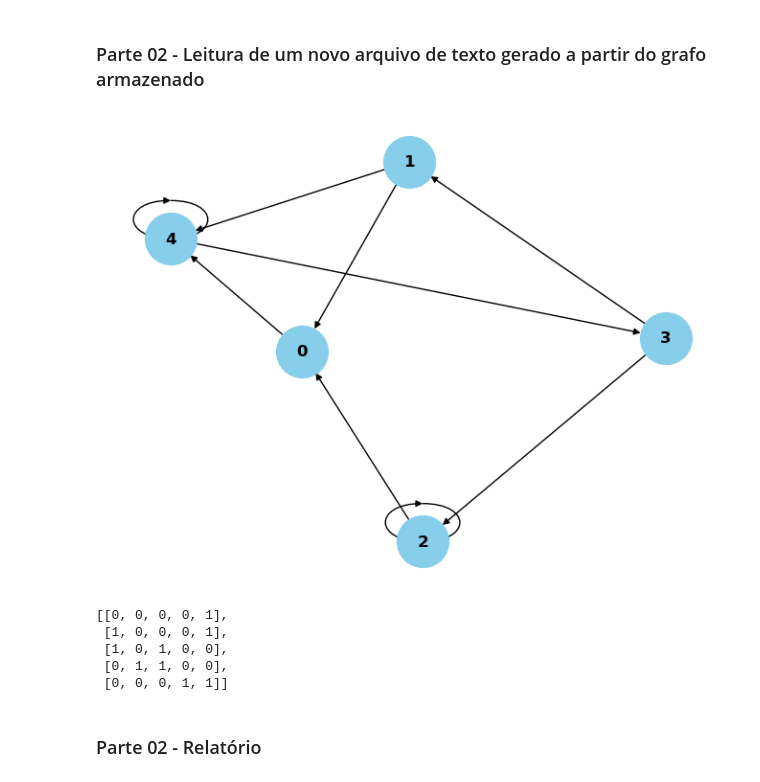
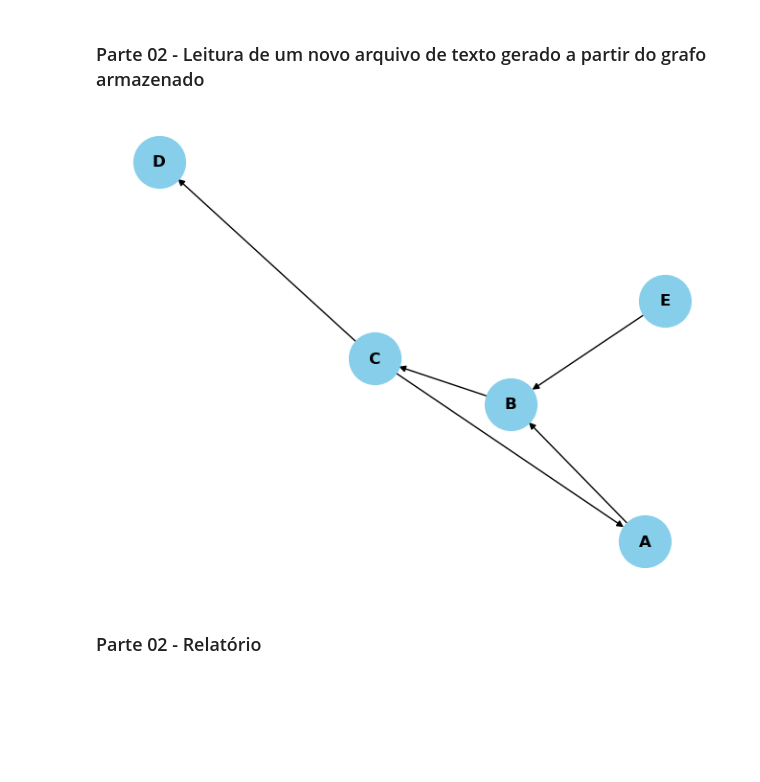
Before and after one commit to Adrielson/Projeto-de-Teoria-dos-Grafos, a Jupyter notebook: projeto_de_teoria_dos_grafos.ipynb, the cells around one changed output. Saved outputs shown, nothing was run; the diff lists cells and outputs as text; code cells hidden in the pictures; blank space fills up the shorter version.

```diff
--- a/projeto_de_teoria_dos_grafos.ipynb
+++ b/projeto_de_teoria_dos_grafos.ipynb
@@ -58,7 +58,7 @@ def matriz_adjacencia(grafo, tipo_grafo):
 
     return matriz
 # %%
-nome_arquivo = "grafoD.txt"
+nome_arquivo = "grafoA.txt"
 grafo, tipo_grafo = ler_grafo_txt(nome_arquivo)
 matriz_adj = matriz_adjacencia(grafo, tipo_grafo)
 # %% [output]
@@ -371,11 +321,3 @@ Componentes Fortemente Conexos em Grafo Direcionado: [[4, 3, 1, 2, 0]]
 # %%
 import networkx as nx
 import matplotlib.pyplot as plt
-# %%
-def criar_arquivo_grafo(grafo, tipo_grafo):
-    matriz = matriz_adjacencia(grafo, tipo_grafo)
-    arestas = visitar_arestas2(grafo, tipo_grafo)  # Corrigindo a chamada da função visitar_arestas
-
-    with open("grafo_info.txt", "w") as f:
-        for aresta in arestas:
-            f.write(f"{aresta[0]} {aresta[1]}\n")
@@ -384,17 +324,21 @@ criar_arquivo_grafo(grafo, tipo_grafo)
-# %%
-if tipo_grafo == 'ND':
-    G = nx.read_edgelist("grafo_info.txt", create_using=nx.Graph())
-else:
-    G = nx.read_edgelist("grafo_info.txt", create_using=nx.DiGraph())
-nx.draw(G, with_labels=True, node_color="skyblue", node_size=1500, font_size=12, font_weight="bold", arrows=True)
-plt.show()
-# %% [output]
-[figure, removed]
-# %%
-matriz_adj
-# %% [output]
-[[0, 0, 0, 0, 1],
- [1, 0, 0, 0, 1],
- [1, 0, 1, 0, 0],
- [0, 1, 1, 0, 0],
- [0, 0, 0, 1, 1]]
+# %%
+def criar_arquivo_grafo(grafo, tipo_grafo):
+    matriz = matriz_adj
+    arestas = visitar_arestas(grafo, tipo_grafo)
+
+    with open("grafo_info.txt", "w") as f:
+        for aresta in arestas:
+            f.write(f"{aresta[0]} {aresta[1]}\n")
+# %%
+def visualizar_grafo(tipo_grafo):
+    if tipo_grafo == 'ND':
+        G = nx.read_edgelist("grafo_info.txt", create_using=nx.Graph())
+    else:
+        G = nx.read_edgelist("grafo_info.txt", create_using=nx.DiGraph())
+    nx.draw(G, with_labels=True, node_color="skyblue", node_size=1500, font_size=12, font_weight="bold", arrows=True)
+    plt.show()
+# %%
+criar_arquivo_grafo(grafo, tipo_grafo)
+visualizar_grafo(tipo_grafo)
+# %% [output]
+[figure, added]
```
Also changed, not shown: parts of 18 cells of this notebook, 2 other files.
